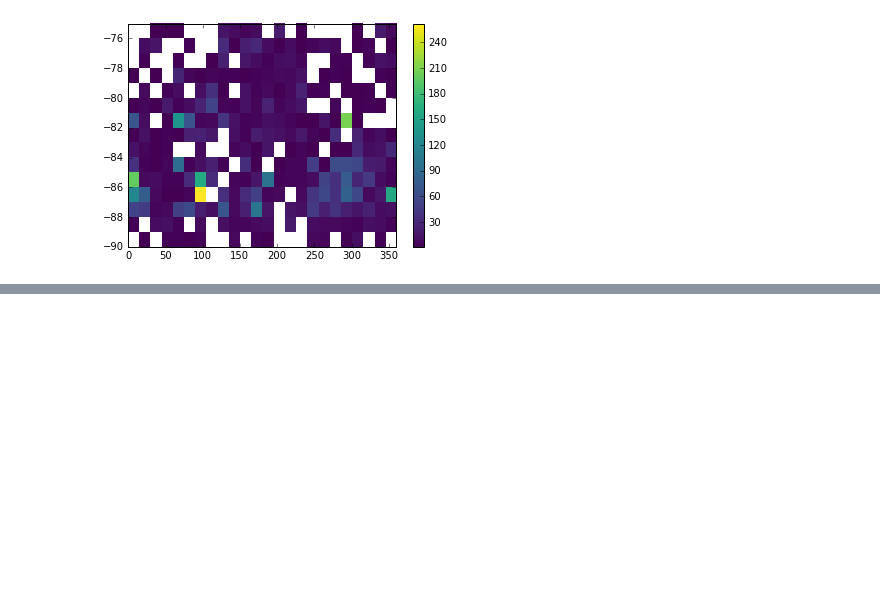
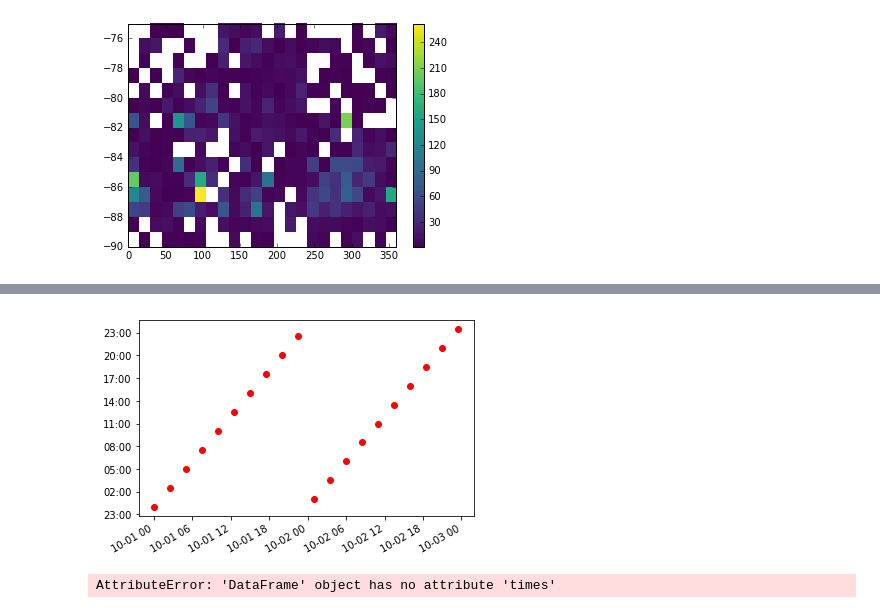
Before and after one commit to michaelaye/planet4, a Jupyter notebook: notebooks/south pole coverage plot.ipynb, the cells around one changed output, grey strips where cells are left out. Saved outputs shown, nothing was run; the diff lists cells and outputs as text; code cells hidden in the pictures; blank space fills up the shorter version.

```diff
--- a/notebooks/south pole coverage plot.ipynb
+++ b/notebooks/south pole coverage plot.ipynb
@@ -70,0 +142,31 @@ plt.colorbar()
+# %%
+import matplotlib.pyplot as plt
+import matplotlib as mpl
+import numpy as np
+import datetime as dt
+from matplotlib.dates import DayLocator, HourLocator, DateFormatter
+
+# Make a series of events 1 day apart
+x = mpl.dates.drange(
+    dt.datetime(2009, 10, 1), dt.datetime(2009, 10, 3), dt.timedelta(hours=2.5)
+)
+# Vary the datetimes so that they occur at random times
+# Remember, 1.0 is equivalent to 1 day in this case...
+# x += np.random.random(x.size)
+
+# We can extract the time by using a modulo 1, and adding an arbitrary base date
+times = x % 1 + int(x[0])  # (The int is so the y-axis starts at midnight...)
+
+# I'm just plotting points here, but you could just as easily use a bar.
+fig, ax = plt.subplots()
+ax.plot_date(x, times, "ro")
+ax.yaxis.set_major_locator(HourLocator(interval=3))
+ax.yaxis.set_major_formatter(DateFormatter("%H:%M"))
+ax.yaxis_date()
+fig.autofmt_xdate()
+# %% [output]
+[figure, added]
+# %%
+df.times
+# %% [output]
+AttributeError: 'DataFrame' object has no attribute 'times'
```
Also changed, not shown: parts of 14 cells of this notebook, 22 other files.
